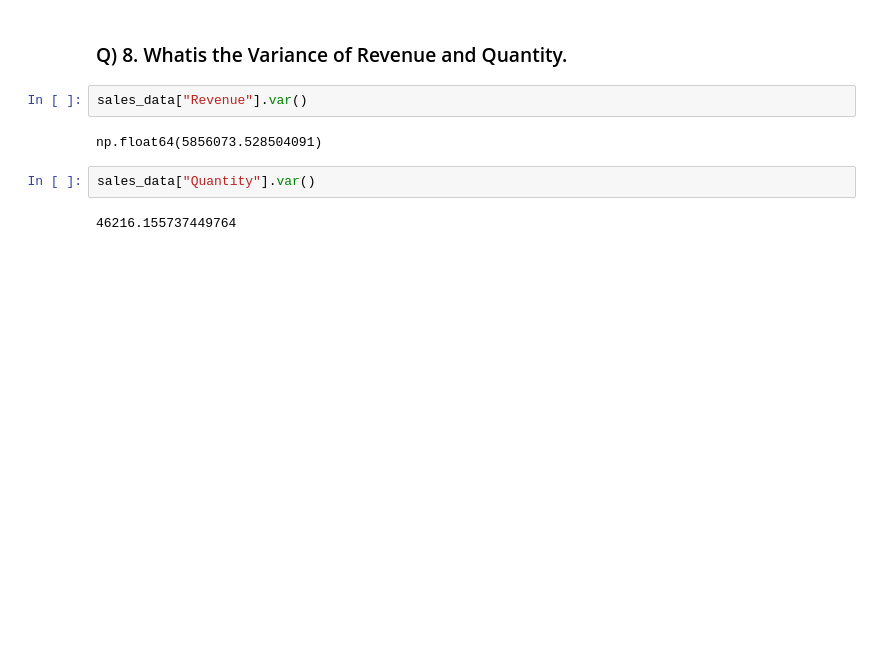
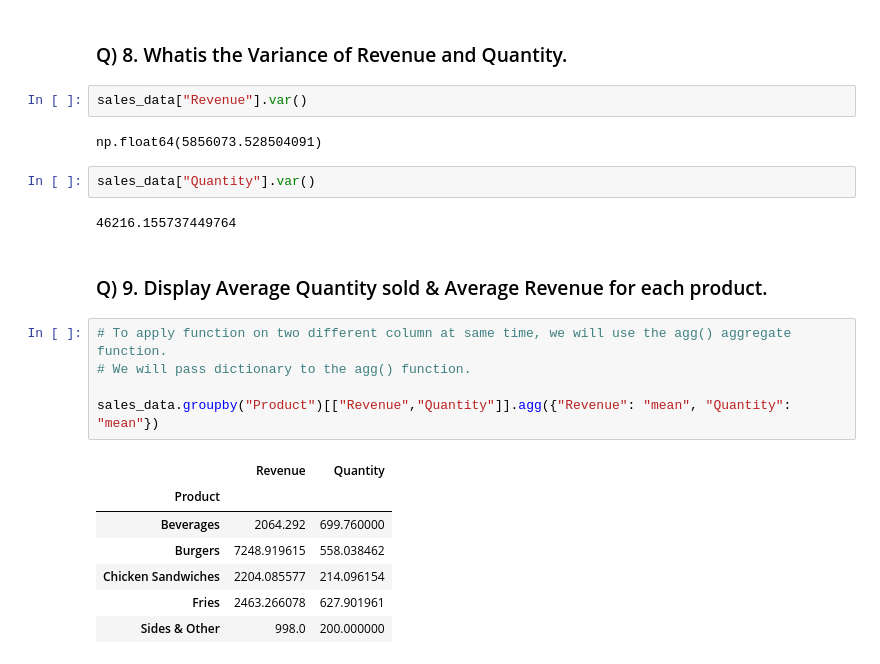
Before and after one commit to abdullahkhan-10/Python-Complete-Course, a Jupyter notebook: Python Projects/Intermediate Projects/1_sales_data.ipynb, the cells around one changed output. Cells and saved outputs as stored; diff of their text form; blank space fills up the shorter version.

Commit message:
Each Product Average Revenue and Quantity shown

```diff
--- a/Python Projects/Intermediate Projects/1_sales_data.ipynb
+++ b/Python Projects/Intermediate Projects/1_sales_data.ipynb
@@ -713,3 +713,18 @@ np.float64(5856073.528504091)
 sales_data["Quantity"].var()
 # %% [output]
 46216.155737449764
+# %% [markdown]
+### Q) 9. Display Average Quantity sold & Average Revenue for each product.
+# %%
+# To apply function on two different column at same time, we will use the agg() aggregate function.
+# We will pass dictionary to the agg() function.
+
+sales_data.groupby("Product")[["Revenue","Quantity"]].agg({"Revenue": "mean", "Quantity": "mean"})
+# %% [output]
+|  | Revenue | Quantity |
+| Product |  |  |
+| Beverages | 2064.292 | 699.760000 |
+| Burgers | 7248.919615 | 558.038462 |
+| Chicken Sandwiches | 2204.085577 | 214.096154 |
+| Fries | 2463.266078 | 627.901961 |
+| Sides & Other | 998.0 | 200.000000 |
```
